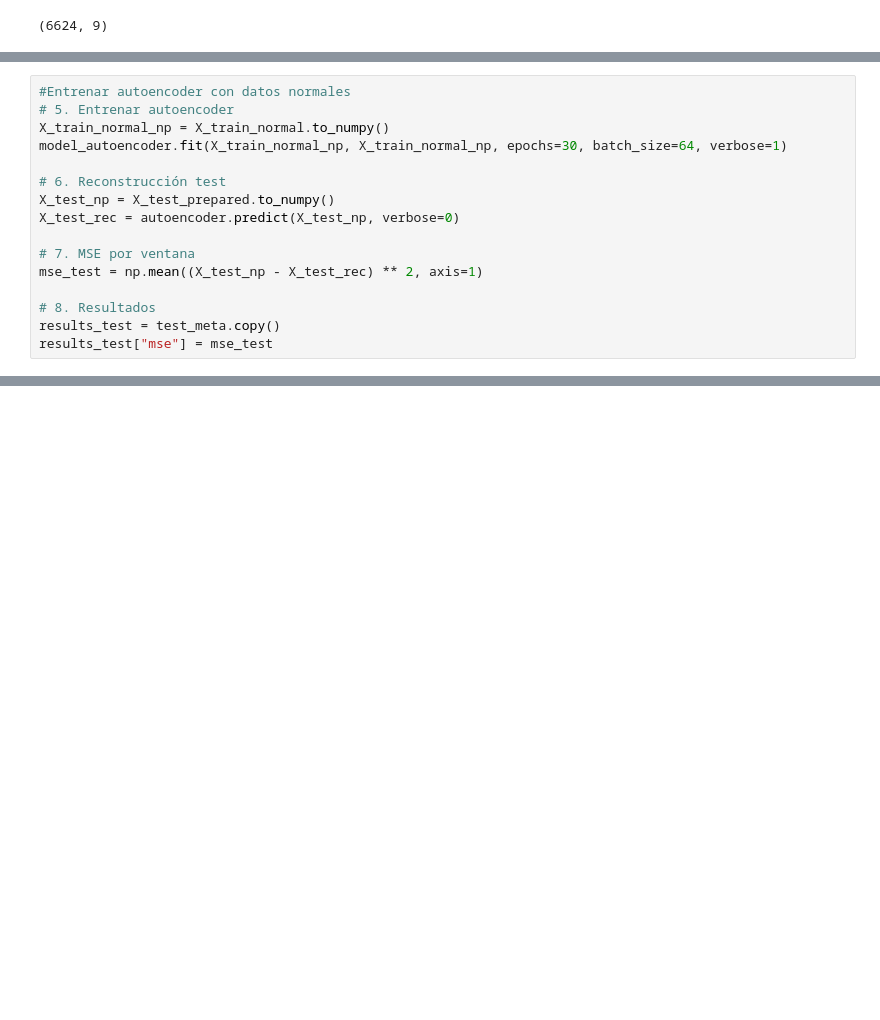
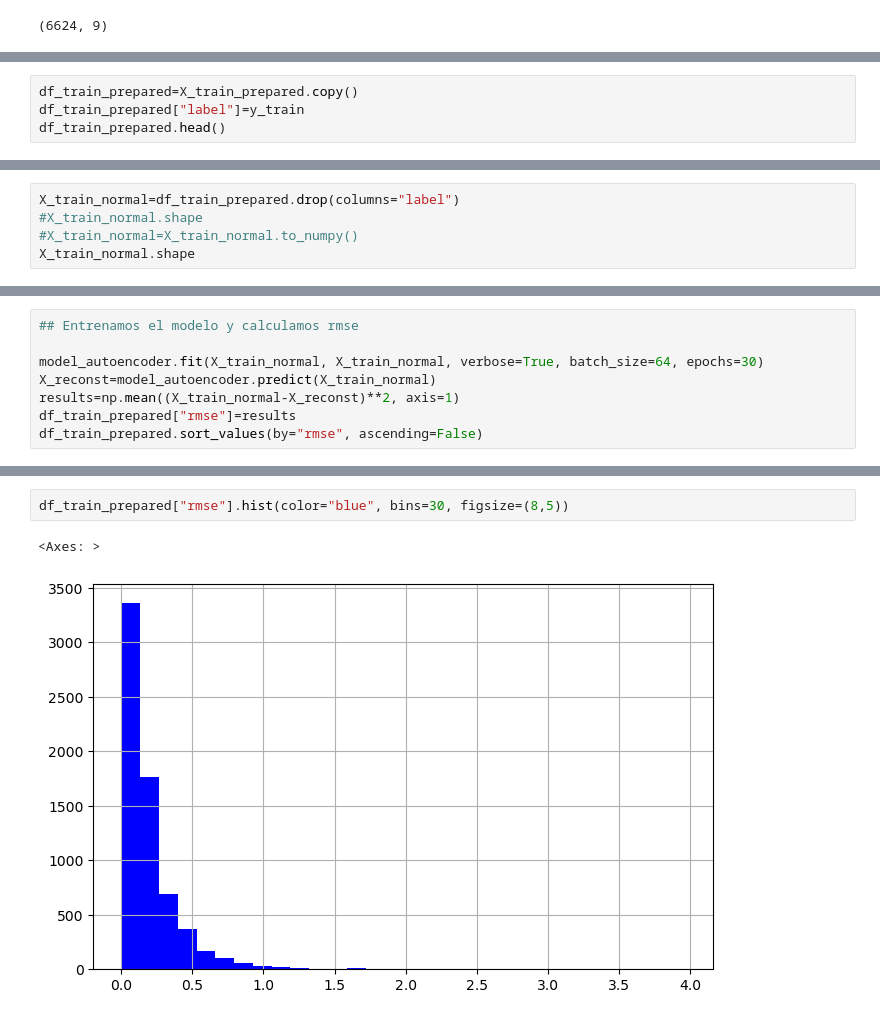
Before and after one commit to choppeb7/Autoencoders-mantenimiento-predictivo, a Jupyter notebook: Detección de Anomalías en Vibración.ipynb, the cells around one changed output, grey strips where cells are left out. Drawn from its saved outputs; the diff is of its cells as text; blank space fills up the shorter version.

```diff
--- a/Detección de Anomalías en Vibración.ipynb
+++ b/Detección de Anomalías en Vibración.ipynb
@@ -440,0 +449,4 @@ y_test=test_meta["label"].values
+# %%
+df_train_prepared=X_train_prepared.copy()
+df_train_prepared["label"]=y_train
+df_train_prepared.head()
@@ -451,16 +473,0 @@ Length: 14193, dtype: str
-# %%
-#Entrenar autoencoder con datos normales
-# 5. Entrenar autoencoder
-X_train_normal_np = X_train_normal.to_numpy()
-model_autoencoder.fit(X_train_normal_np, X_train_normal_np, epochs=30, batch_size=64, verbose=1)
-
-# 6. Reconstrucción test
-X_test_np = X_test_prepared.to_numpy()
-X_test_rec = autoencoder.predict(X_test_np, verbose=0)
-
-# 7. MSE por ventana
-mse_test = np.mean((X_test_np - X_test_rec) ** 2, axis=1)
-
-# 8. Resultados
-results_test = test_meta.copy()
-results_test["mse"] = mse_test
@@ -510,0 +474,5 @@ plt.show()
+# %%
+X_train_normal=df_train_prepared.drop(columns="label")
+#X_train_normal.shape
+#X_train_normal=X_train_normal.to_numpy()
+X_train_normal.shape
@@ -510,0 +481,8 @@ plt.show()
+# %%
+## Entrenamos el modelo y calculamos rmse
+
+model_autoencoder.fit(X_train_normal, X_train_normal, verbose=True, batch_size=64, epochs=30)
+X_reconst=model_autoencoder.predict(X_train_normal)
+results=np.mean((X_train_normal-X_reconst)**2, axis=1)
+df_train_prepared["rmse"]=results
+df_train_prepared.sort_values(by="rmse", ascending=False)
@@ -510,0 +520,5 @@ plt.show()
+# %%
+df_train_prepared["rmse"].hist(color="blue", bins=30, figsize=(8,5))
+# %% [output]
+<Axes: >
+[figure, added]
```
Also changed, not shown: parts of 30 cells of this notebook, 1 other file.
